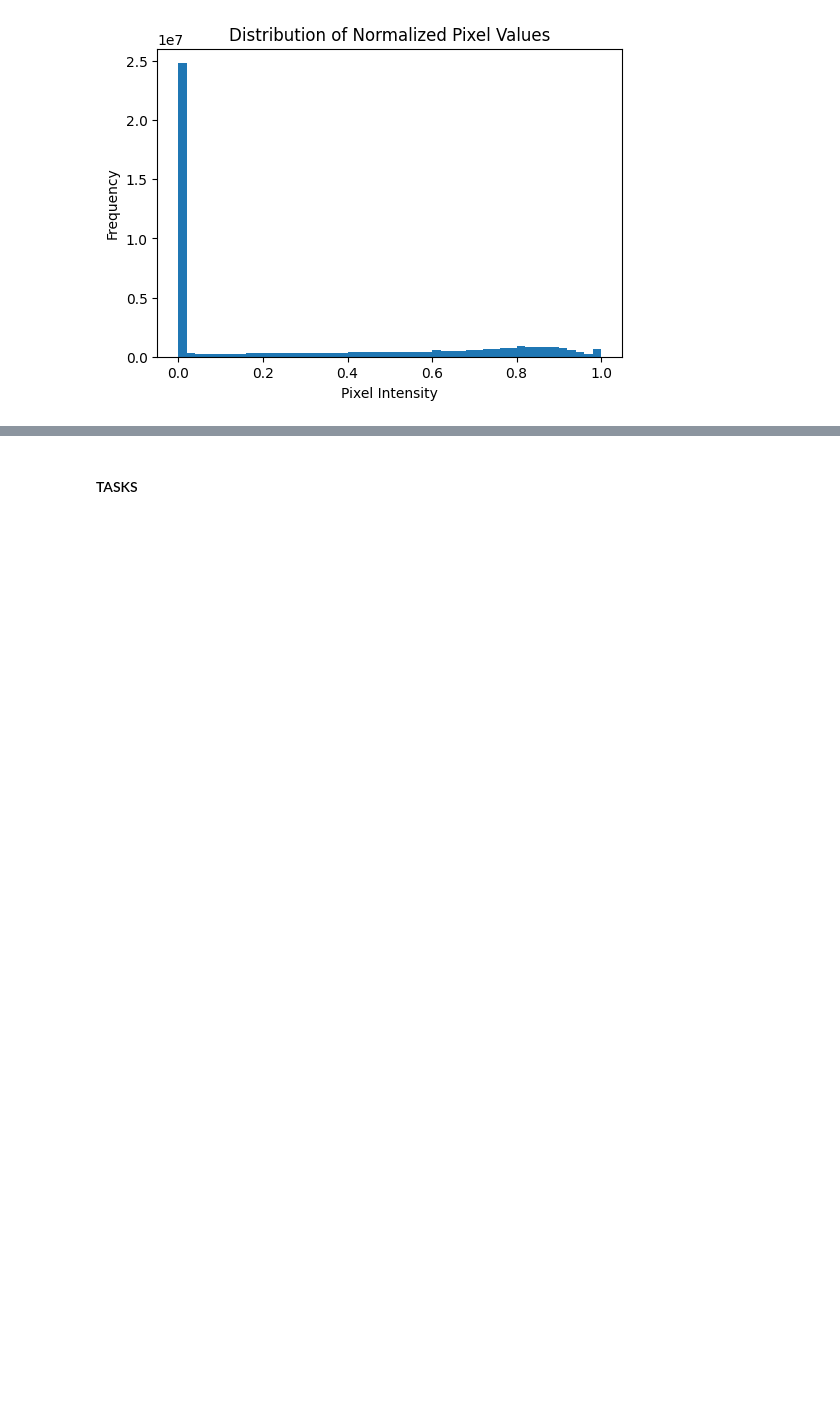
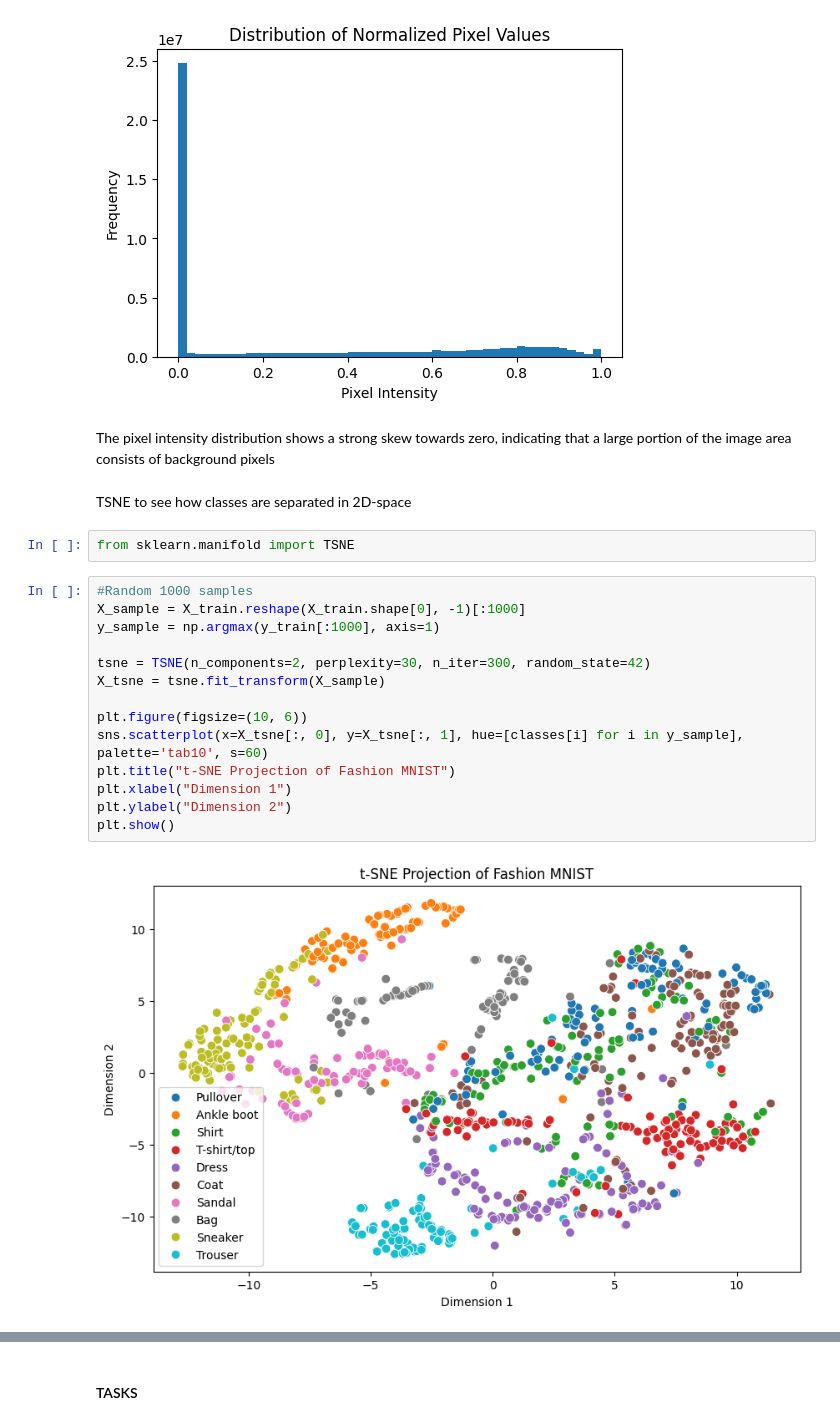
Before and after one commit to Vedant2022/ML-Projects, a Jupyter notebook: Fashion-MNIST.ipynb, the cells around one changed output, grey strips where cells are left out. Drawn from its saved outputs; the diff is of its cells as text; blank space fills up the shorter version.

Commit message:
Updated Fashion-MNIST

```diff
--- a/Fashion-MNIST.ipynb
+++ b/Fashion-MNIST.ipynb
@@ -129,3 +130,25 @@ plt.ylabel("Frequency")
 plt.show()
 # %% [output]
 [figure]
+# %% [markdown]
+The pixel intensity distribution shows a strong skew towards zero, indicating that a large portion of the image area consists of background pixels
+# %% [markdown]
+TSNE to see how classes are separated in 2D-space
+# %%
+from sklearn.manifold import TSNE
+# %%
+#Random 1000 samples
+X_sample = X_train.reshape(X_train.shape[0], -1)[:1000]
+y_sample = np.argmax(y_train[:1000], axis=1)
+
+tsne = TSNE(n_components=2, perplexity=30, n_iter=300, random_state=42)
+X_tsne = tsne.fit_transform(X_sample)
+
+plt.figure(figsize=(10, 6))
+sns.scatterplot(x=X_tsne[:, 0], y=X_tsne[:, 1], hue=[classes[i] for i in y_sample], palette='tab10', s=60)
+plt.title("t-SNE Projection of Fashion MNIST")
+plt.xlabel("Dimension 1")
+plt.ylabel("Dimension 2")
+plt.show()
+# %% [output]
+[figure, added]
```
Also changed, not shown: parts of 32 cells of this notebook.
